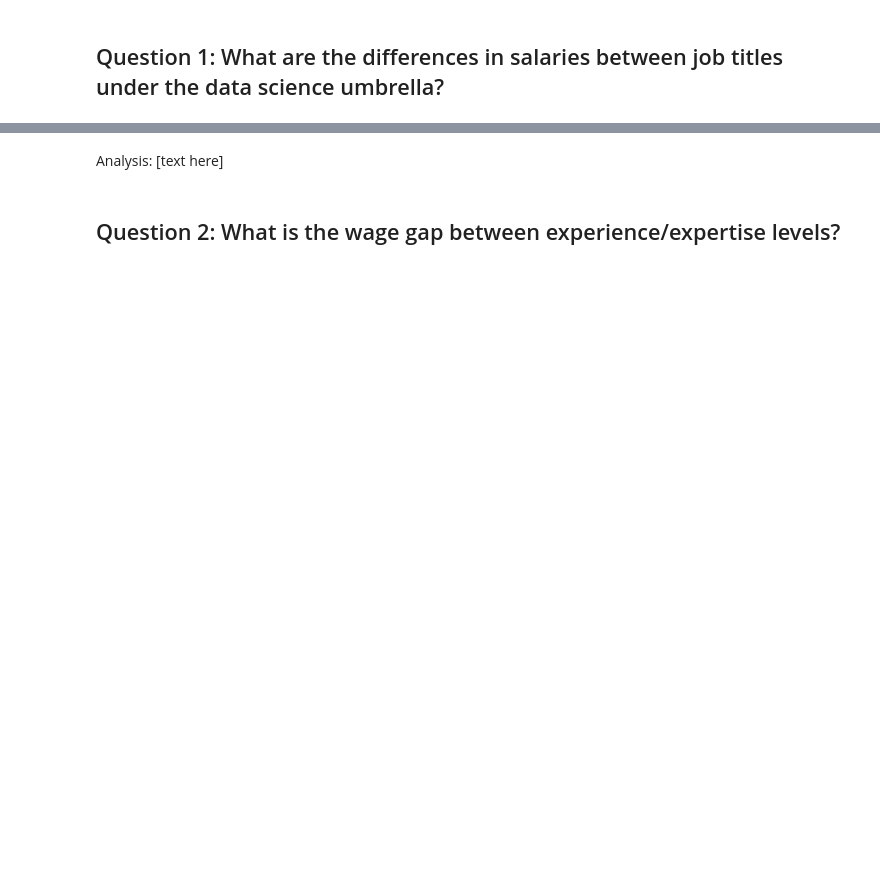
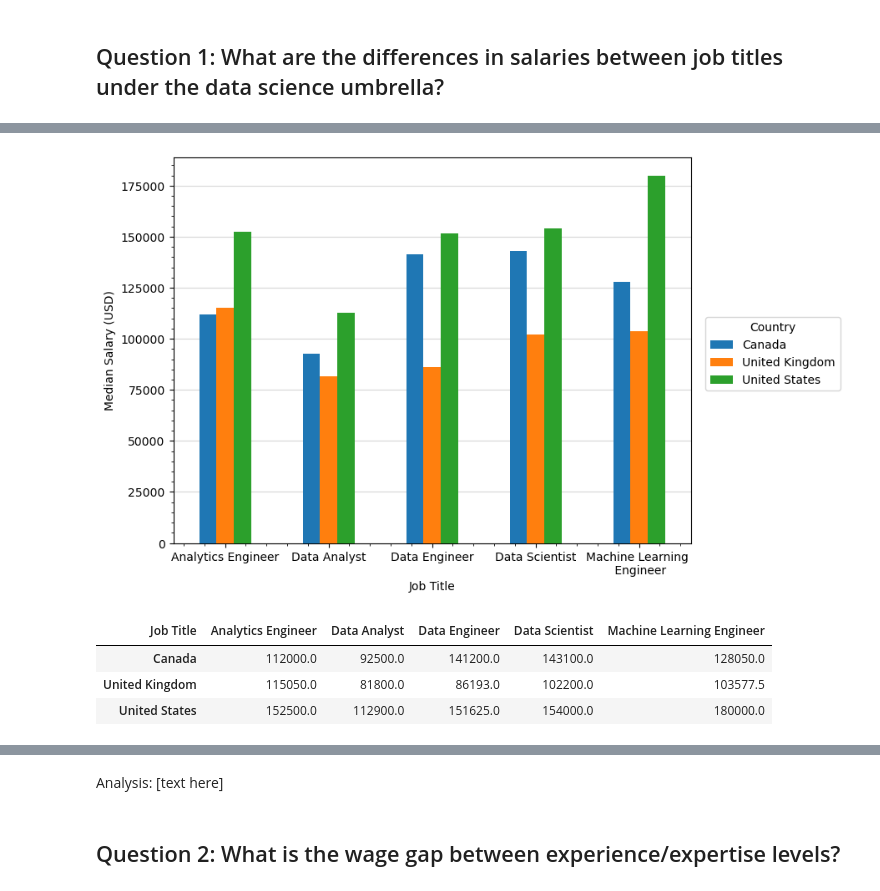
Before and after one commit to emilyshewcraft/project-one, a Jupyter notebook: Results/final_results.ipynb, the cells around one changed output, grey strips where cells are left out. Drawn from its saved outputs; the diff is of its cells as text; code cells hidden in the pictures; blank space fills up the shorter version.

```diff
--- a/Results/final_results.ipynb
+++ b/Results/final_results.ipynb
@@ -11,0 +86,6 @@ import scipy.stats as st
+# %%
+# Filter base data frame for only countries in our list to compare
+filtered_countries_df = salaries_df[salaries_df['Company Location'].isin(countries_to_compare)]
+
+# Number of records for each country
+filtered_countries_df.value_counts("Company Location")
@@ -11,0 +98,5 @@ import scipy.stats as st
+# %%
+# Group the filtered dataframe by country and job type to get the median salary
+grouped_by_country = filtered_countries_df.groupby(["Company Location", "Job Title"])
+median_by_country = grouped_by_country["Salary in USD"].median()
+median_by_country
@@ -11,0 +121,23 @@ import scipy.stats as st
+# %%
+# Set function to hold a list of median salaries for each country to put into summary dataframe
+def country_total (country, df=median_by_country):
+    totals = []
+    for i in range(5):
+        totals.append(df[country][i])
+    return totals
+
+# Get median salaries for each country
+canada = country_total("Canada")
+united_kingdom = country_total("United Kingdom")
+united_states = country_total("United States")
+
+# Get new data frame for visualizations
+median_by_country_df = pd.DataFrame({"Job Title": ["Analytics Engineer", "Data Analyst",
+                                           "Data Engineer", "Data Scientist",
+                                           "Machine Learning Engineer"],
+                            "Canada": canada,
+                            "United Kingdom": united_kingdom,
+                            "United States": united_states}).set_index("Job Title")
+
+# Show data frame
+median_by_country_df
@@ -11,0 +152,22 @@ import scipy.stats as st
+# %%
+# Plot data
+median_by_country_df.plot(kind='bar', figsize=(8,6), zorder=3)
+plt.xticks(rotation=0, ticks=[0, 1, 2, 3, 4],labels=["Analytics Engineer", "Data Analyst",
+                                                     "Data Engineer", "Data Scientist",
+                                                     "Machine Learning \n Engineer"])
+plt.grid(axis="y", alpha=0.5, zorder=0)
+plt.minorticks_on()
+plt.ylabel("Median Salary (USD)")
+plt.legend(fontsize="medium", title="Country", bbox_to_anchor=(1.3,0.6))
+plt.show()
+# %% [output]
+[figure, added]
+# %%
+# Alternate example grouped by job title
+median_by_job_title_df = median_by_country_df.T
+median_by_job_title_df.head()
+# %% [output]
+| Job Title | Analytics Engineer | Data Analyst | Data Engineer | Data Scientist | Machine Learning Engineer |
+| Canada | 112000.0 | 92500.0 | 141200.0 | 143100.0 | 128050.0 |
+| United Kingdom | 115050.0 | 81800.0 | 86193.0 | 102200.0 | 103577.5 |
+| United States | 152500.0 | 112900.0 | 151625.0 | 154000.0 | 180000.0 |
```
Also changed, not shown: parts of 41 cells of this notebook.
